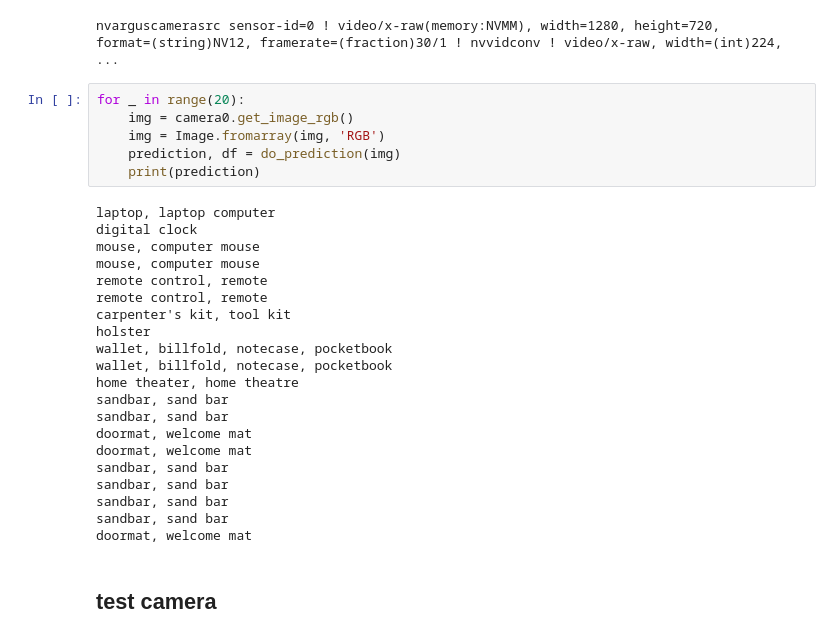
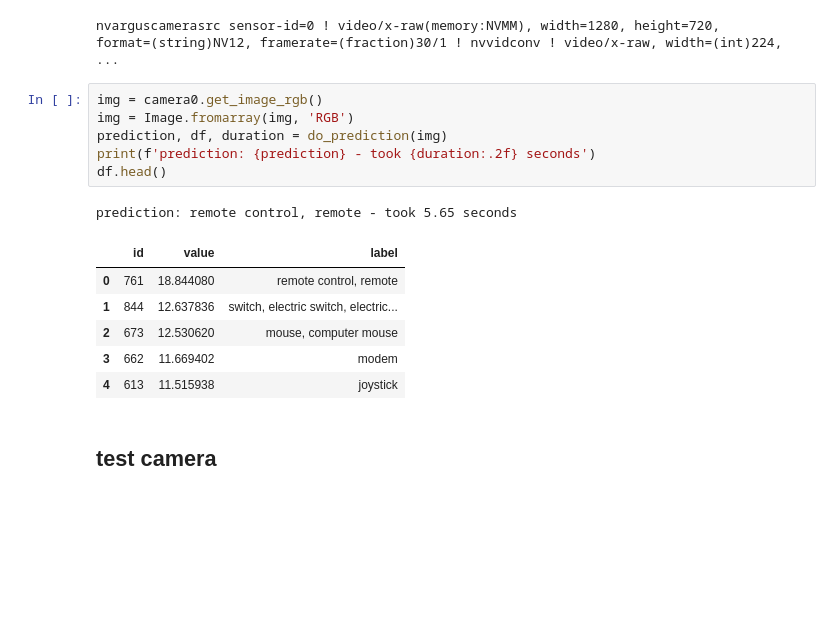
Before and after one commit to nico-klein/jetson-nano, a Jupyter notebook: predict_with_vgg16.ipynb, the cells around one changed output. Cells and saved outputs as stored; diff of their text form; blank space fills up the shorter version.

```diff
--- a/predict_with_vgg16.ipynb
+++ b/predict_with_vgg16.ipynb
@@ -108,32 +114,19 @@ camera0 = Camera(capture_device=0, width=224, height=224,
 # %% [output]
 nvarguscamerasrc sensor-id=0 ! video/x-raw(memory:NVMM), width=1280, height=720,                 format=(string)NV12, framerate=(fraction)30/1 ! nvvidconv ! video/x-raw, width=(int)224,                ...
 # %%
-for _ in range(20):
-    img = camera0.get_image_rgb()
-    img = Image.fromarray(img, 'RGB')
-    prediction, df = do_prediction(img)
-    print(prediction)
+img = camera0.get_image_rgb()
+img = Image.fromarray(img, 'RGB')
+prediction, df, duration = do_prediction(img)
+print(f'prediction: {prediction} - took {duration:.2f} seconds')
+df.head()
 # %% [output]
-laptop, laptop computer
-digital clock
-mouse, computer mouse
-mouse, computer mouse
-remote control, remote
-remote control, remote
-carpenter's kit, tool kit
-holster
-wallet, billfold, notecase, pocketbook
-wallet, billfold, notecase, pocketbook
-home theater, home theatre
-sandbar, sand bar
-sandbar, sand bar
-doormat, welcome mat
-doormat, welcome mat
-sandbar, sand bar
-sandbar, sand bar
-sandbar, sand bar
-sandbar, sand bar
-doormat, welcome mat
+prediction: remote control, remote - took 5.65 seconds
+|  | id | value | label |
+| 0 | 761 | 18.844080 | remote control, remote |
+| 1 | 844 | 12.637836 | switch, electric switch, electric... |
+| 2 | 673 | 12.530620 | mouse, computer mouse |
+| 3 | 662 | 11.669402 | modem |
+| 4 | 613 | 11.515938 | joystick |
 # %% [markdown]
 ## test camera
 # %%
```
Also changed, not shown: parts of 8 cells of this notebook, 1 other file.
